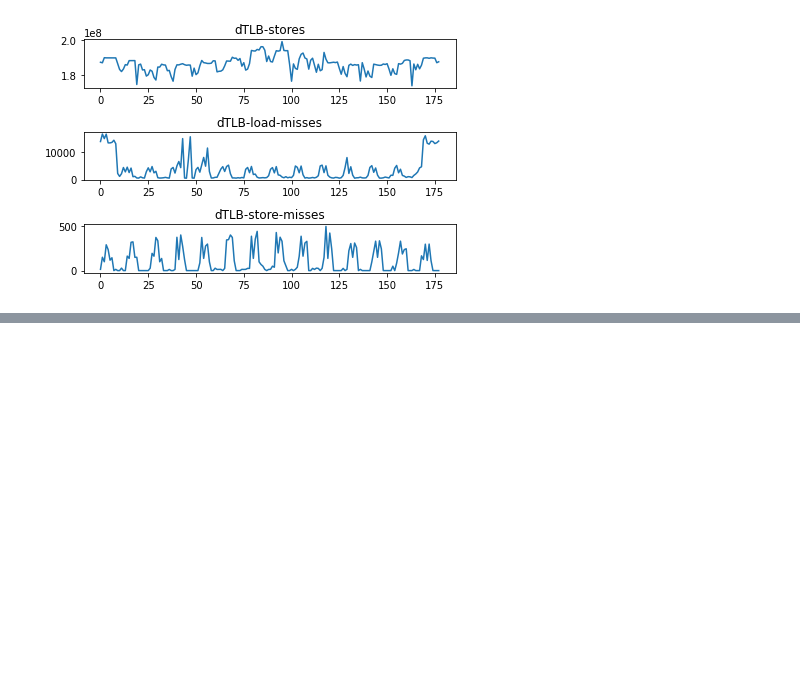
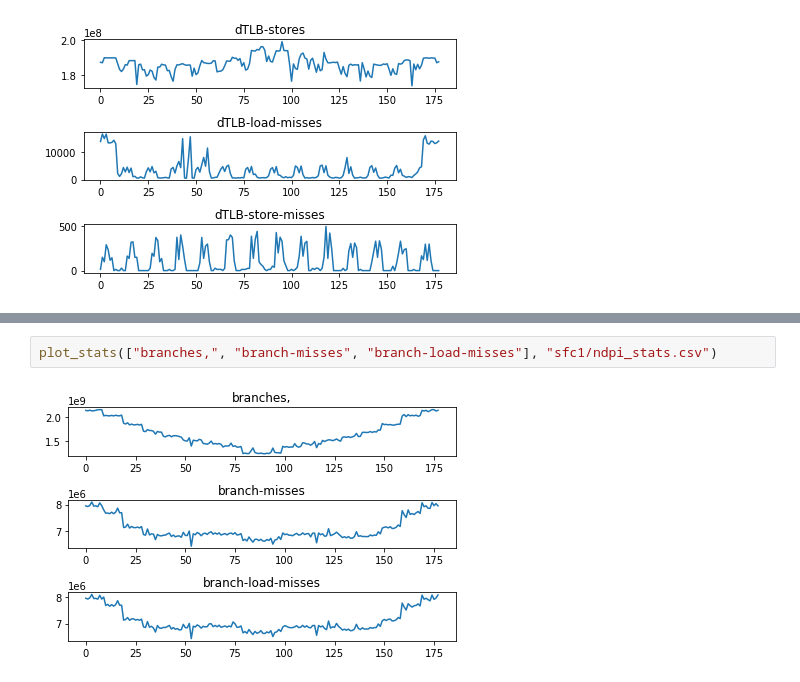
Before and after one commit to theleos88/ml-for-highspeed-networks, a Jupyter notebook: data/analysis/opennetvm/onvm.ipynb, the cells around one changed output, grey strips where cells are left out. Drawn from its saved outputs; the diff is of its cells as text; blank space fills up the shorter version.

```diff
--- a/data/analysis/opennetvm/onvm.ipynb
+++ b/data/analysis/opennetvm/onvm.ipynb
@@ -276,0 +293,4 @@ plot_stats(["dTLB-stores", "dTLB-load-misses", "dTLB-store-misses"], "sfc1/load_
+# %%
+plot_stats(["branches,", "branch-misses", "branch-load-misses"], "sfc1/ndpi_stats.csv")
+# %% [output]
+[figure, added]
```
Also changed, not shown: parts of 12 cells of this notebook, 8 other files.
